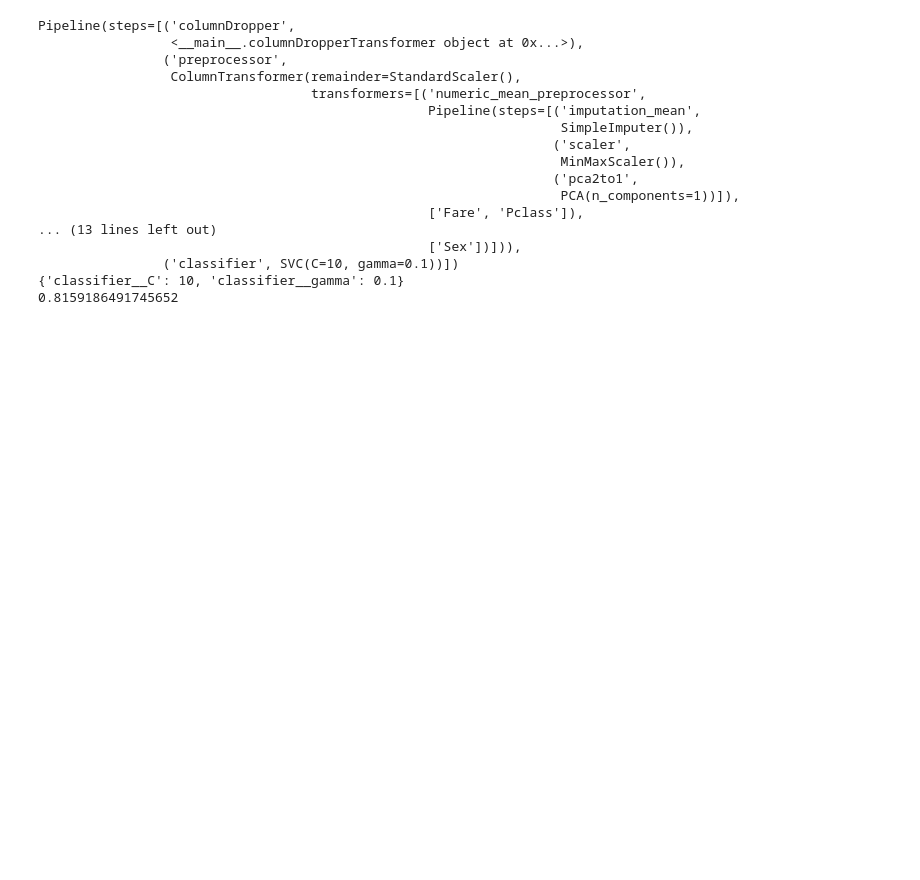
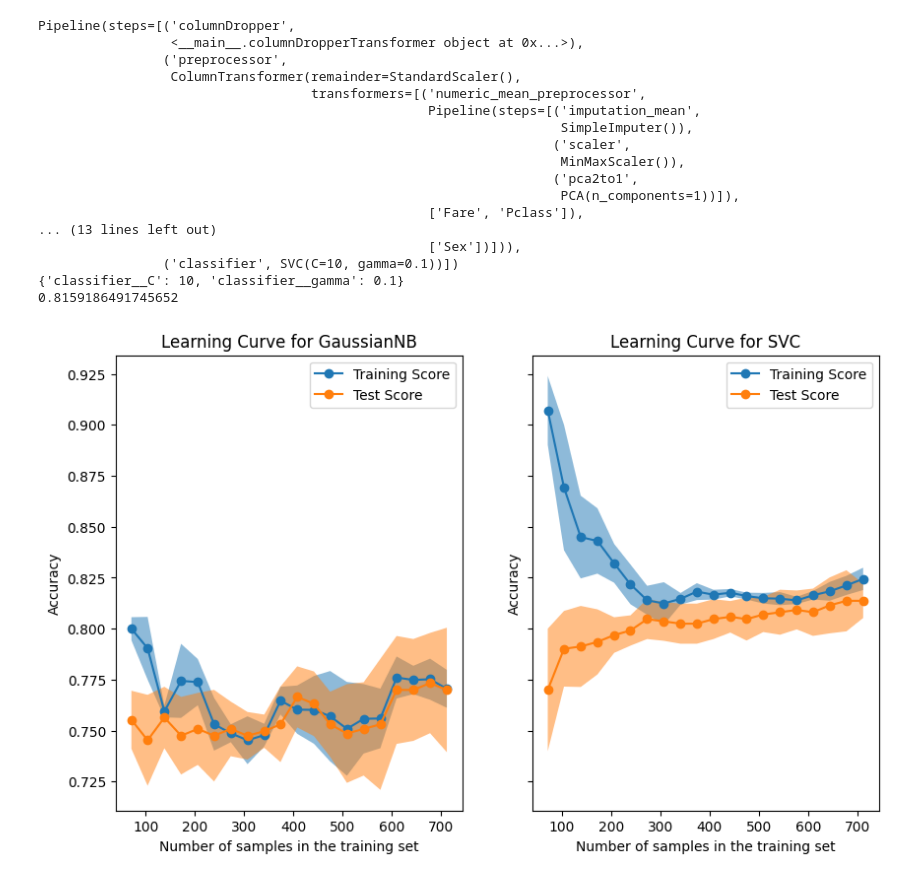
Before and after one commit to Jenutka/Titanic, a Jupyter notebook: Titanic_second_experience.ipynb, the cells around one changed output. Drawn from its saved outputs; the diff is of its cells as text; code cells hidden in the pictures; blank space fills up the shorter version.

Commit message:
add LearningCurveDisplay

```diff
--- a/Titanic_second_experience.ipynb
+++ b/Titanic_second_experience.ipynb
@@ -167,7 +168,7 @@ pipeline = Pipeline(
 
 # parametres for SVC:
 param_grid = {'classifier__C': [0.001, 0.01, 0.1, 1, 10, 100],
-              'classifier__gamma' : [0.1, 1, 10, 100]}
+              'classifier__gamma' : [0.001, 0.01, 0.1]}
 
 # parametres for RandomForestClassifier:
 param_distributions = {
@@ -177,6 +178,6 @@ param_distributions = {
     "classifier__min_samples_leaf": [2, 4, 6],
 
 }
-grid = GridSearchCV(pipeline, param_grid= param_grid, n_jobs=6)
+grid = GridSearchCV(pipeline, cv=5, param_grid=param_grid, n_jobs=6)
 grid.fit(X_train, y_train)
 # %% [output]
@@ -223,3 +224,38 @@ Pipeline(steps=[('columnDropper',
                 ('classifier', SVC(C=10, gamma=0.1))])
 {'classifier__C': 10, 'classifier__gamma': 0.1}
 0.8159186491745652
+# %%
+pipeline_score = Pipeline(
+    steps=[
+        ("columnDropper", columnDropperTransformer(['PassengerId','Name', 'Cabin', 'Ticket'])),
+        ("preprocessor", preprocessor),
+    ]
+)
+
+X_train_score = pipeline_score.fit_transform(X_train)
+y_train_score = y_train
+
+naive_bayes = GaussianNB()
+svc = SVC(kernel="rbf", C=10, gamma=0.1)
+
+fig, ax = plt.subplots(nrows=1, ncols=2, figsize=(10, 6), sharey=True)
+
+common_params = {
+    "X": X_train_score,
+    "y": y_train_score,
+    "train_sizes": np.linspace(0.1, 1.0, 20),
+    "cv": 5,
+    "score_type": "both",
+    "n_jobs": 6,
+    "line_kw": {"marker": "o"},
+    "std_display_style": "fill_between",
+    "score_name": "Accuracy",
+}
+
+for ax_idx, estimator in enumerate([naive_bayes, svc]):
+    LearningCurveDisplay.from_estimator(estimator, **common_params, ax=ax[ax_idx])
+    handles, label = ax[ax_idx].get_legend_handles_labels()
+    ax[ax_idx].legend(handles[:2], ["Training Score", "Test Score"])
+    ax[ax_idx].set_title(f"Learning Curve for {estimator.__class__.__name__}")
+# %% [output]
+[figure, added]
```
Also changed, not shown: parts of 2 cells of this notebook.
